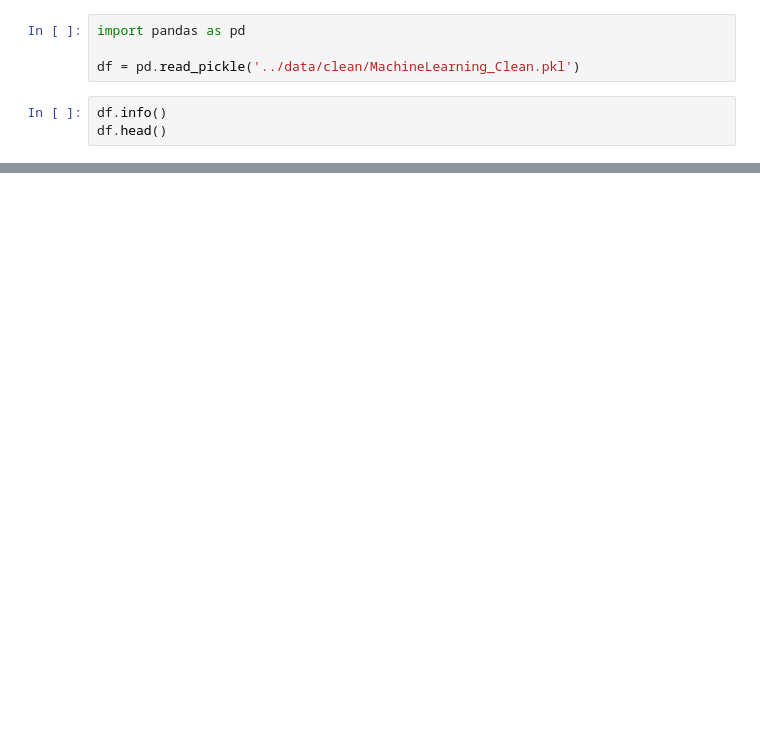
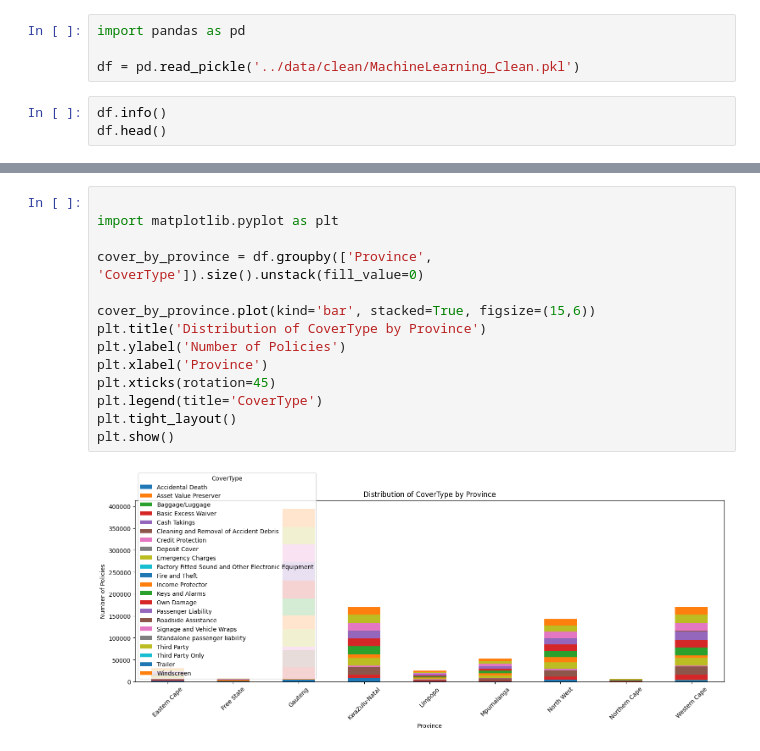
Before and after one commit to RuetGG/AlphaCare-Week3, a Jupyter notebook: notebooks/task-1_analysis.ipynb, the cells around one changed output, grey strips where cells are left out. Saved outputs shown, nothing was run; the diff lists cells and outputs as text; blank space fills up the shorter version.

```diff
--- a/notebooks/task-1_analysis.ipynb
+++ b/notebooks/task-1_analysis.ipynb
@@ -32,0 +94,16 @@ dtype: float64
+# %%
+
+import matplotlib.pyplot as plt
+
+cover_by_province = df.groupby(['Province', 'CoverType']).size().unstack(fill_value=0)
+
+cover_by_province.plot(kind='bar', stacked=True, figsize=(15,6))
+plt.title('Distribution of CoverType by Province')
+plt.ylabel('Number of Policies')
+plt.xlabel('Province')
+plt.xticks(rotation=45)
+plt.legend(title='CoverType')
+plt.tight_layout()
+plt.show()
+# %% [output]
+[figure, added]
```
Also changed, not shown: parts of 8 cells of this notebook, 1 other file.
